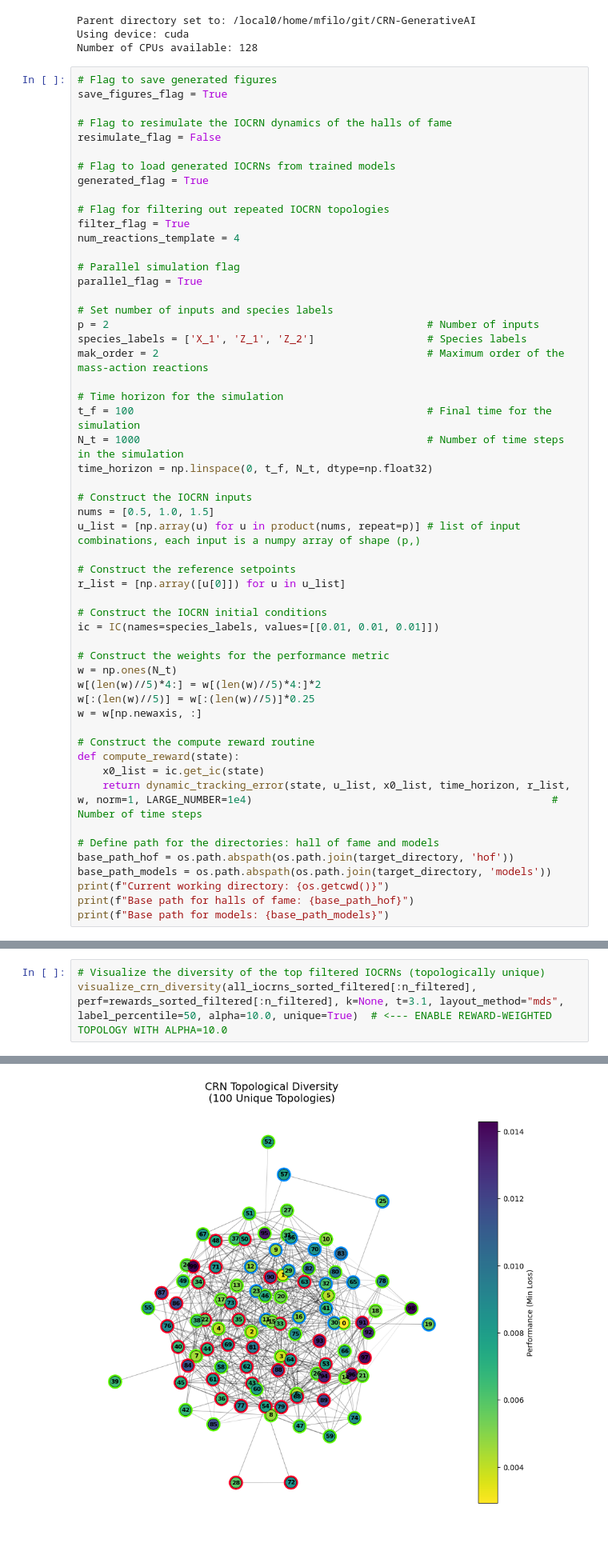
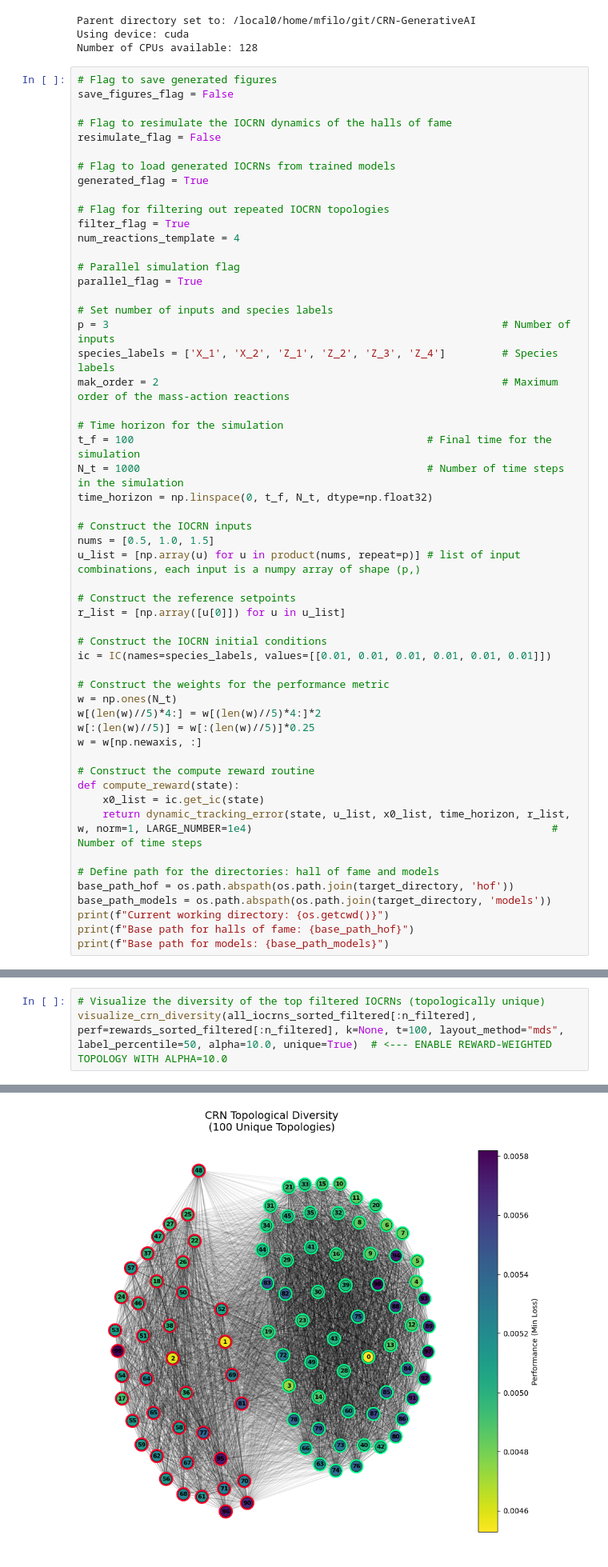
Before and after one commit to Maurice-Filo/GenAI-Net, a Jupyter notebook: apps_results_MAK_REINFORCE/RPA_6species_8rxns/plots/plot_results.ipynb, the cells around one changed output, grey strips where cells are left out. Shown at 80% size. Cells and saved outputs as stored; diff of their text form.

```diff
--- a/apps_results_MAK_REINFORCE/RPA_6species_8rxns/plots/plot_results.ipynb
+++ b/apps_results_MAK_REINFORCE/RPA_6species_8rxns/plots/plot_results.ipynb
@@ -41,7 +41,7 @@ Using device: cuda
 Number of CPUs available: 128
 # %%
 # Flag to save generated figures
-save_figures_flag = True
+save_figures_flag = False
 
 # Flag to resimulate the IOCRN dynamics of the halls of fame
 resimulate_flag = False
@@ -57,9 +57,9 @@ num_reactions_template = 4
 parallel_flag = True
 
 # Set number of inputs and species labels
-p = 2                                                   # Number of inputs
-species_labels = ['X_1', 'Z_1', 'Z_2']                  # Species labels
-mak_order = 2                                           # Maximum order of the mass-action reactions
+p = 3                                                               # Number of inputs
+species_labels = ['X_1', 'X_2', 'Z_1', 'Z_2', 'Z_3', 'Z_4']         # Species labels
+mak_order = 2                                                       # Maximum order of the mass-action reactions
 
 # Time horizon for the simulation
 t_f = 100                                               # Final time for the simulation
@@ -74,7 +74,7 @@ u_list = [np.array(u) for u in product(nums, repeat=p)] # list of input combinat
 r_list = [np.array([u[0]]) for u in u_list]
 
 # Construct the IOCRN initial conditions
-ic = IC(names=species_labels, values=[[0.01, 0.01, 0.01]])
+ic = IC(names=species_labels, values=[[0.01, 0.01, 0.01, 0.01, 0.01, 0.01]])
 
 # Construct the weights for the performance metric
 w = np.ones(N_t)
@@ -361,11 +361,11 @@ plot_reactant_product_heatmap(
 # %%
 # Visualize the diversity of the top filtered IOCRNs (topologically unique)
-visualize_crn_diversity(all_iocrns_sorted_filtered[:n_filtered], perf=rewards_sorted_filtered[:n_filtered], k=None, t=3.1, layout_method="mds", label_percentile=50, alpha=10.0, unique=True)  # <--- ENABLE REWARD-WEIGHTED TOPOLOGY WITH ALPHA=10.0
+visualize_crn_diversity(all_iocrns_sorted_filtered[:n_filtered], perf=rewards_sorted_filtered[:n_filtered], k=None, t=100, layout_method="mds", label_percentile=50, alpha=10.0, unique=True)  # <--- ENABLE REWARD-WEIGHTED TOPOLOGY WITH ALPHA=10.0
 # %% [output]
 Applied reward weighting (alpha=10.0). Edges stretched by fitness gaps.
 Computing layout (mds)...
 Dual Coloring: Face=Loss (Greyscale), Edge=Cluster (Rainbow) with Black Separator
-[figure, old version]
+[figure, new version]
 # %%
 # Select three IOCRNs to highlight their responses
 iocrn_indices_to_highlight = [0, 18, 27]
```
Also changed, not shown: parts of 11 cells of this notebook.
